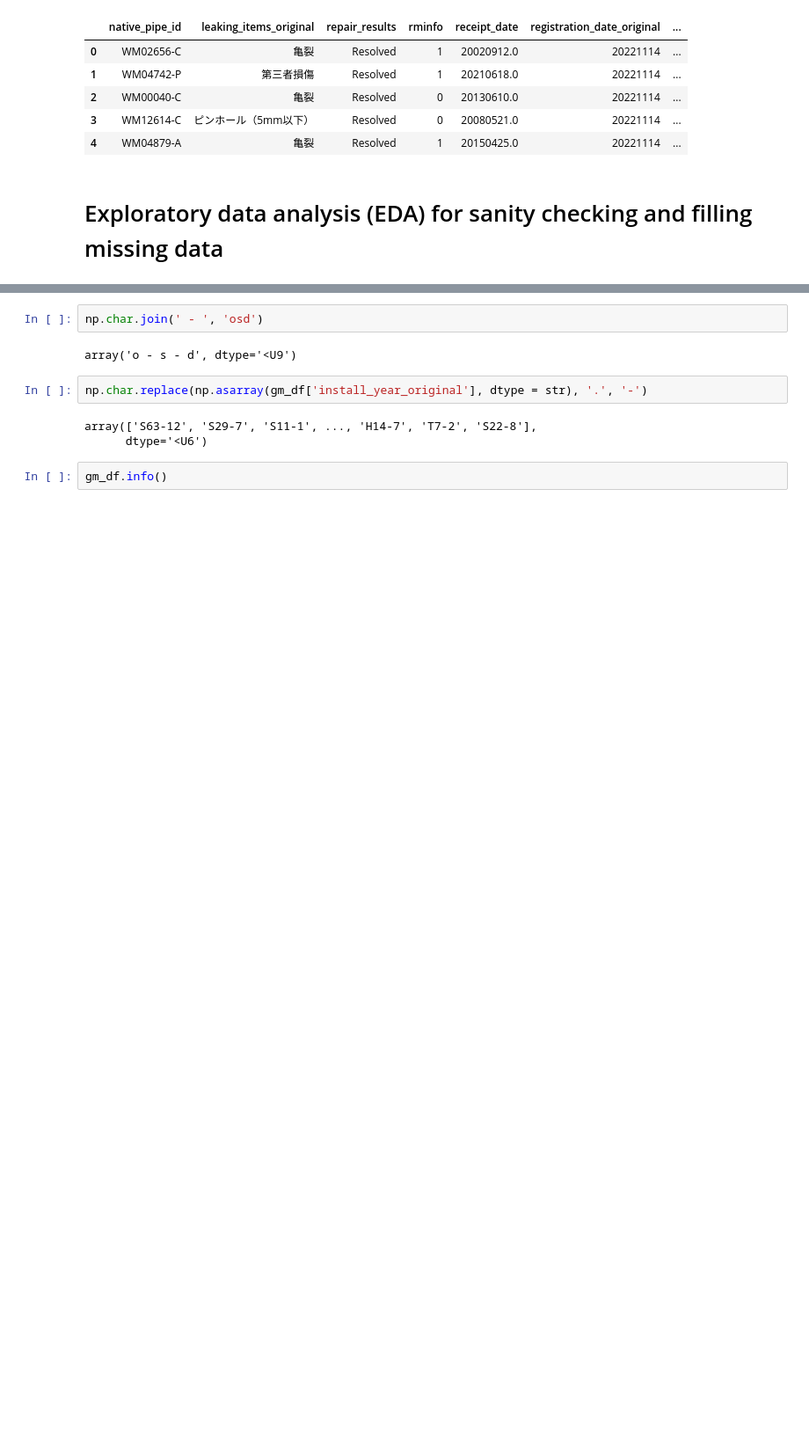
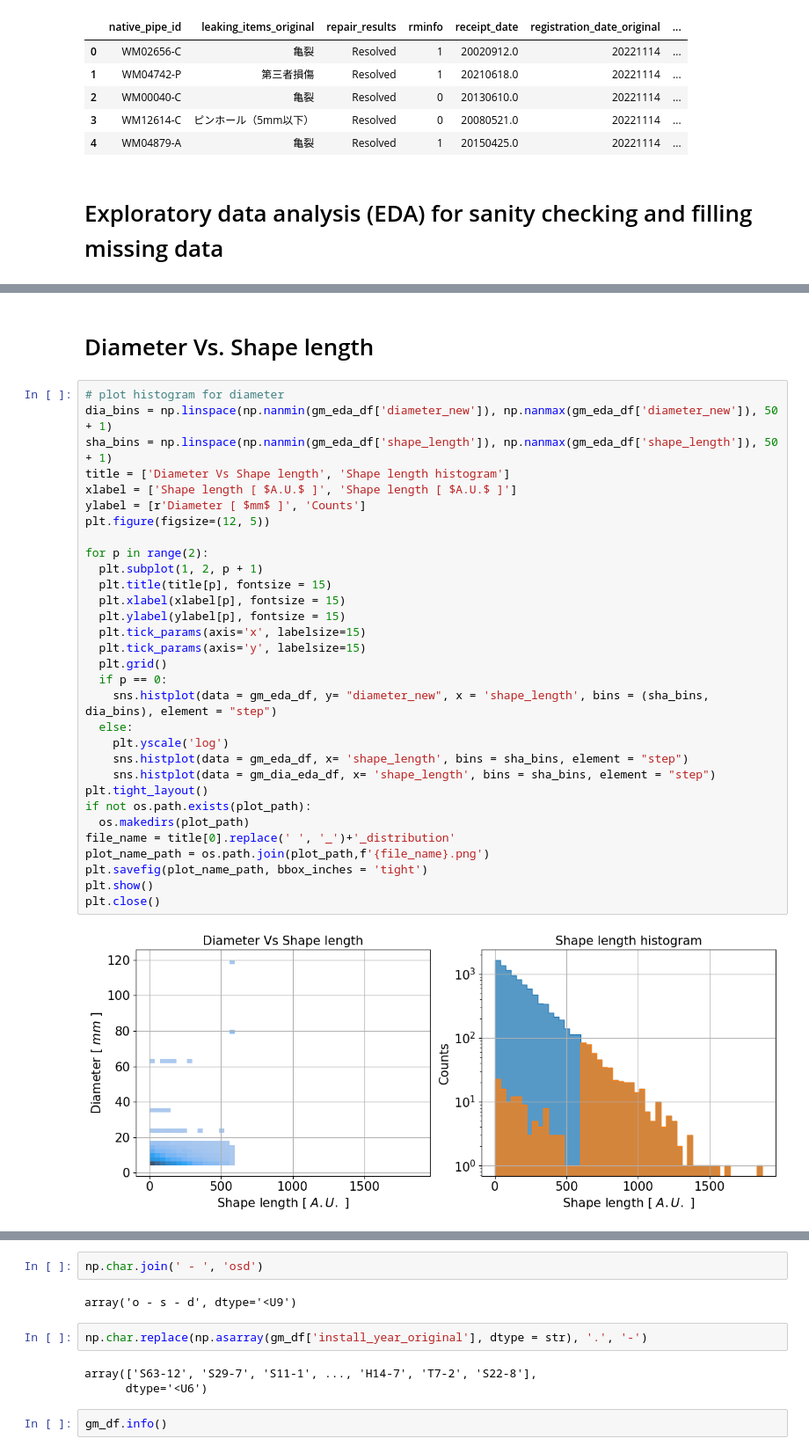
Before and after one commit to MyoungchulK/Fracta_test, a Jupyter notebook: analysis.ipynb, the cells around one changed output, grey strips where cells are left out. Shown at 88% size. Saved outputs shown, nothing was run; the diff lists cells and outputs as text; blank space fills up the shorter version.

```diff
--- a/analysis.ipynb
+++ b/analysis.ipynb
@@ -179,0 +439,35 @@ wo_df.head()
+# %% [markdown]
+# Diameter Vs. Shape length
+# %%
+# plot histogram for diameter
+dia_bins = np.linspace(np.nanmin(gm_eda_df['diameter_new']), np.nanmax(gm_eda_df['diameter_new']), 50 + 1)
+sha_bins = np.linspace(np.nanmin(gm_eda_df['shape_length']), np.nanmax(gm_eda_df['shape_length']), 50 + 1)
+title = ['Diameter Vs Shape length', 'Shape length histogram']
+xlabel = ['Shape length [ $A.U.$ ]', 'Shape length [ $A.U.$ ]']
+ylabel = [r'Diameter [ $mm$ ]', 'Counts']
+plt.figure(figsize=(12, 5))
+
+for p in range(2):
+  plt.subplot(1, 2, p + 1)
+  plt.title(title[p], fontsize = 15)
+  plt.xlabel(xlabel[p], fontsize = 15)
+  plt.ylabel(ylabel[p], fontsize = 15)
+  plt.tick_params(axis='x', labelsize=15)
+  plt.tick_params(axis='y', labelsize=15)
+  plt.grid()
+  if p == 0:
+    sns.histplot(data = gm_eda_df, y= "diameter_new", x = 'shape_length', bins = (sha_bins, dia_bins), element = "step")
+  else:
+    plt.yscale('log')
+    sns.histplot(data = gm_eda_df, x= 'shape_length', bins = sha_bins, element = "step")
+    sns.histplot(data = gm_dia_eda_df, x= 'shape_length', bins = sha_bins, element = "step")
+plt.tight_layout()
+if not os.path.exists(plot_path):
+  os.makedirs(plot_path)
+file_name = title[0].replace(' ', '_')+'_distribution'
+plot_name_path = os.path.join(plot_path,f'{file_name}.png')
+plt.savefig(plot_name_path, bbox_inches = 'tight')
+plt.show()
+plt.close()
+# %% [output]
+[figure, added]
```
Also changed, not shown: parts of 50 cells of this notebook, 10 other files.
